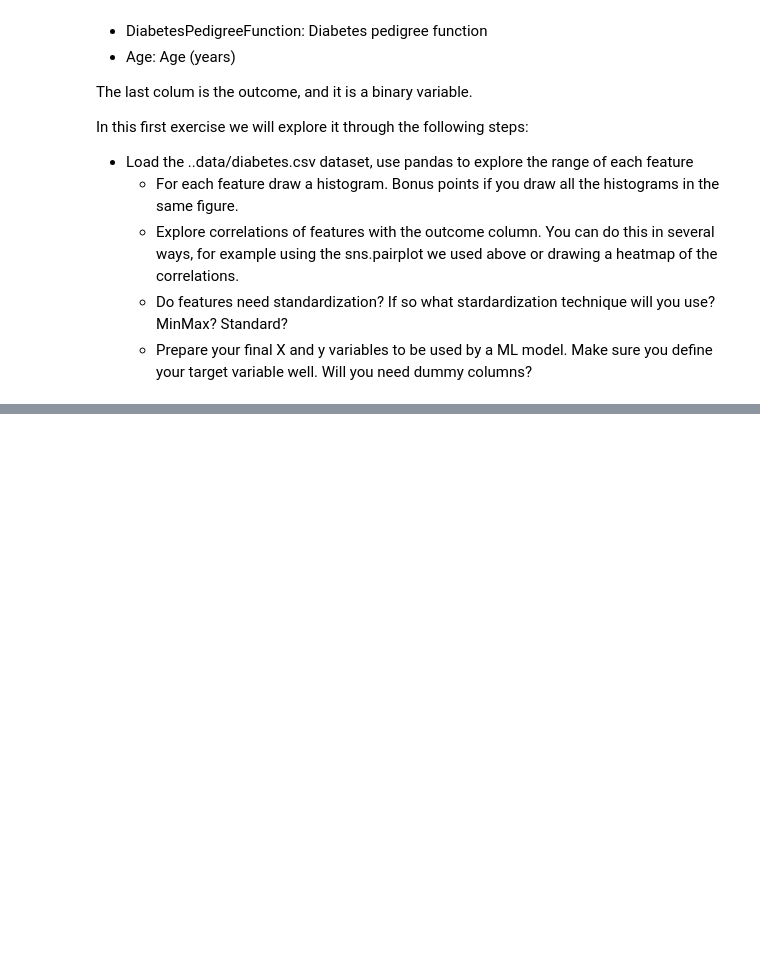
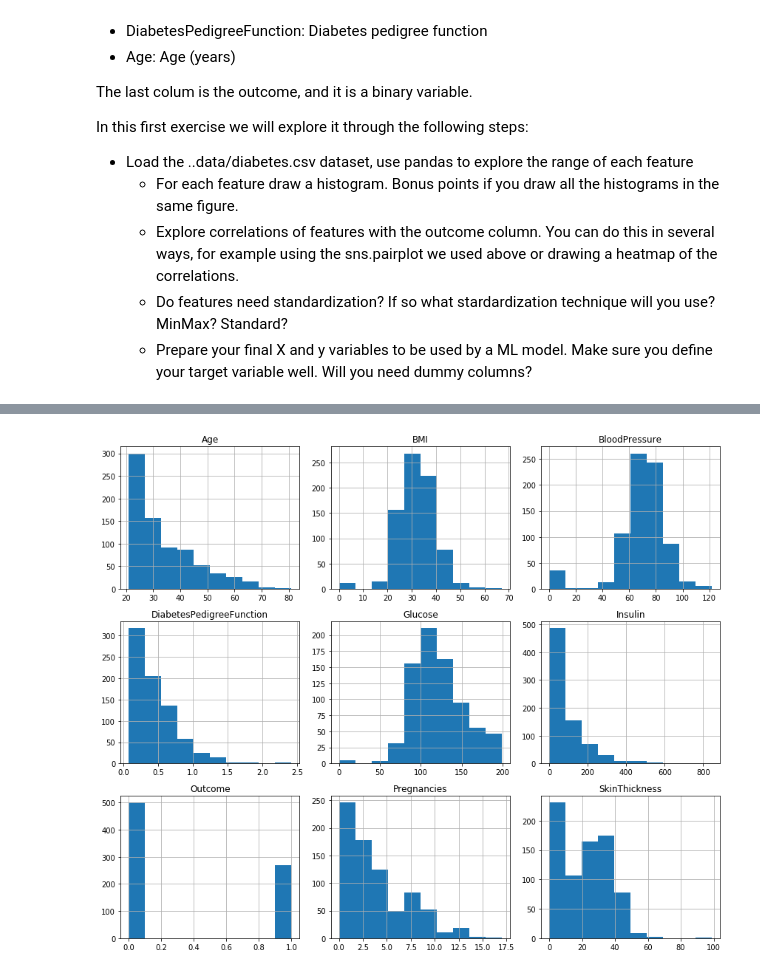
Before and after one commit to YasirHabib/Deep-Learning, a Jupyter notebook: solutions/4 DL Solutions.ipynb, the cells around one changed output, grey strips where cells are left out. Drawn from its saved outputs; the diff is of its cells as text; code cells hidden in the pictures; blank space fills up the shorter version.

Commit message:
libraries & data import, visualization add

```diff
--- a/solutions/4 DL Solutions.ipynb
+++ b/solutions/4 DL Solutions.ipynb
@@ -24,0 +29,2 @@ In this first exercise we will explore it through the following steps:
+# %%
+df = pd.read_csv('../data/diabetes.csv')
@@ -24,0 +95,9 @@ In this first exercise we will explore it through the following steps:
+# %%
+_, axis = plt.subplots(figsize=(12, 10))
+df.hist(ax=axis)
+plt.tight_layout()
+
+# to prevent array([[<matplotlib.axes._subplots.AxesSubplot object at 0x0000021C521B0B00>, from being displayed,
+# i have used plt.tight_layout()
+# %% [output]
+[figure, added]
```
Also changed, not shown: parts of 8 cells of this notebook.
